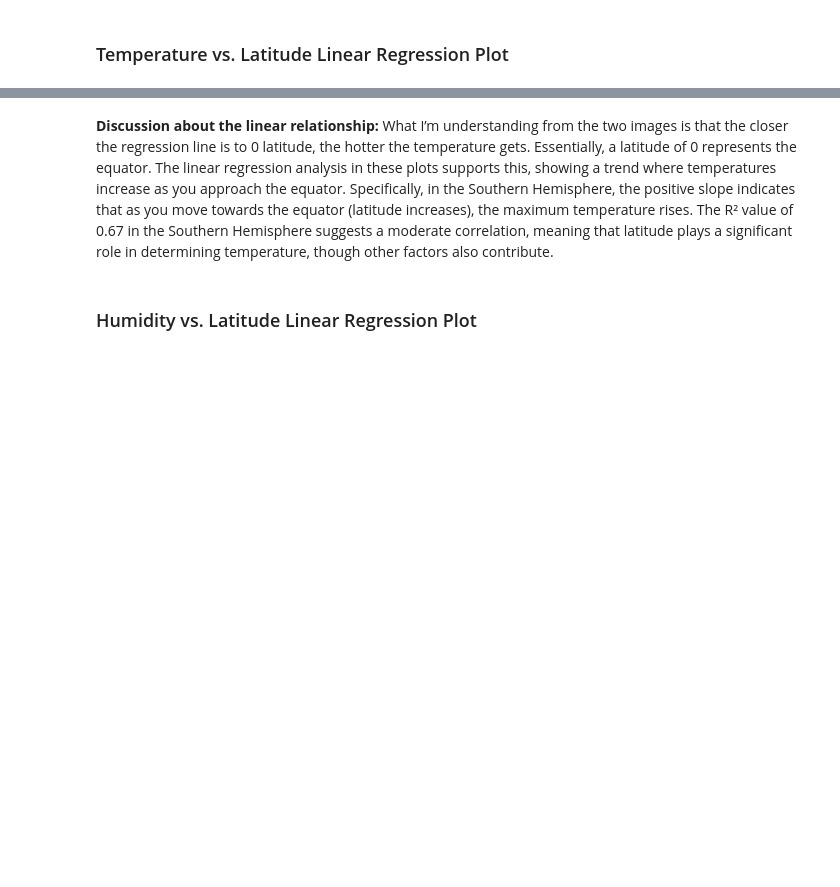
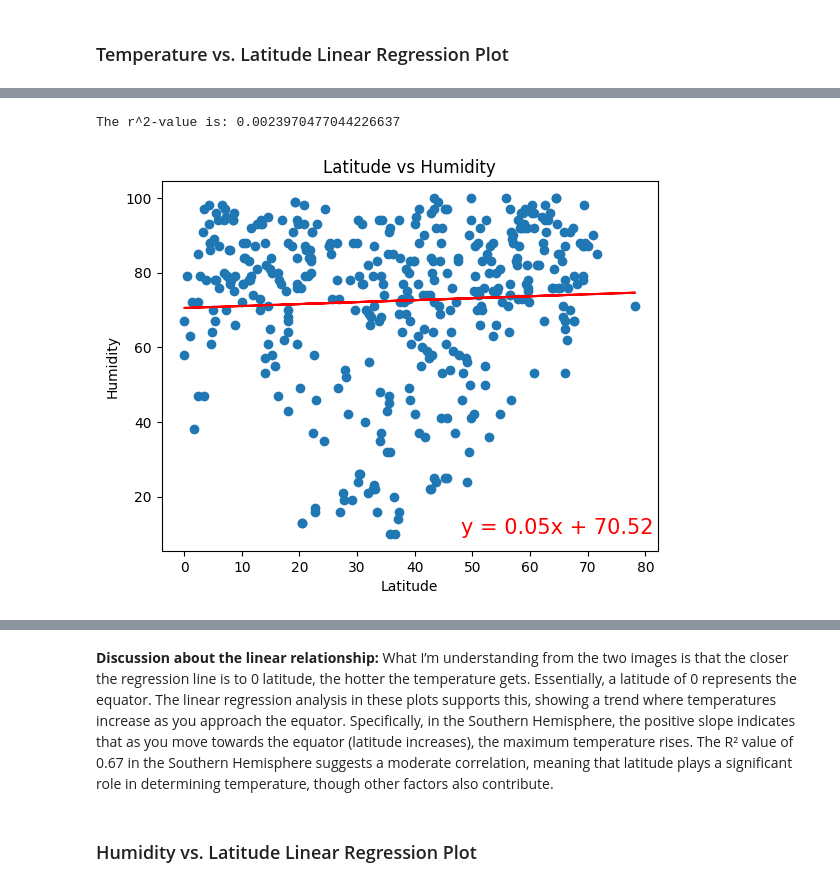
Before and after one commit to jananaum7/python-api-challenge, a Jupyter notebook: WeatherPy/WeatherPy.ipynb, the cells around one changed output, grey strips where cells are left out. Drawn from its saved outputs; the diff is of its cells as text; code cells hidden in the pictures; blank space fills up the shorter version.

```diff
--- a/WeatherPy/WeatherPy.ipynb
+++ b/WeatherPy/WeatherPy.ipynb
@@ -423,0 +384,11 @@ The r^2-value is: 0.77
+# %%
+# Linear regression on Northern Hemisphere
+
+x = northern_hemisphere_data['Lat']
+y = northern_hemisphere_data['Humidity']
+
+# Linear regression on Northern Hemisphere
+plot_linear_regression(x, y, "Humidity", (48, 10))
+# %% [output]
+The r^2-value is: 0.0023970477044226637
+[figure, added]
```
Also changed, not shown: parts of 29 cells of this notebook, 1 other file.
